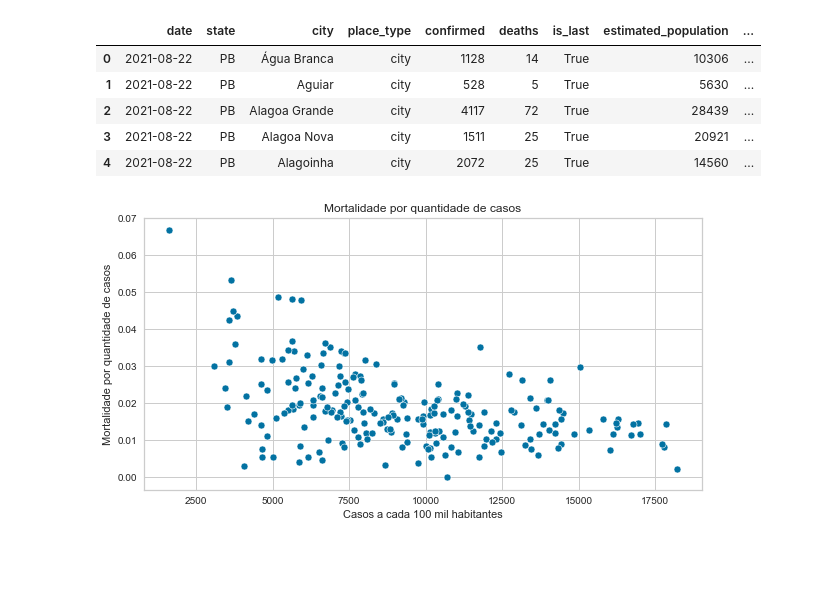
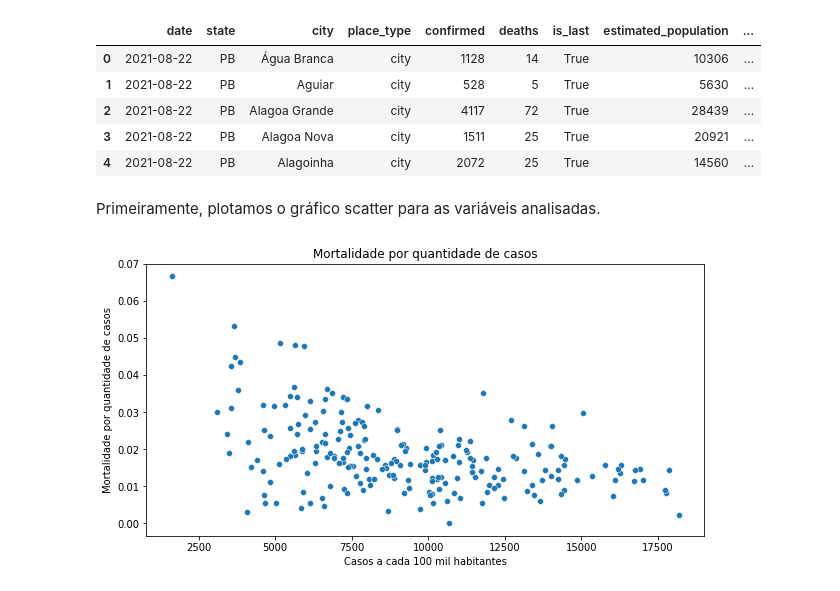
Before and after one commit to maxbarbosa/data-science-final-project, a Jupyter notebook: k_means.ipynb, the cells around one changed output. Drawn from its saved outputs; the diff is of its cells as text; code cells hidden in the pictures; blank space fills up the shorter version.

```diff
--- a/k_means.ipynb
+++ b/k_means.ipynb
@@ -17,11 +18,13 @@ casos_df.head(5)
 | 2 | 2021-08-22 | PB | Alagoa Grande | city | 4117 | 72 | True | 28439 | ... |
 | 3 | 2021-08-22 | PB | Alagoa Nova | city | 1511 | 25 | True | 20921 | ... |
 | 4 | 2021-08-22 | PB | Alagoinha | city | 2072 | 25 | True | 14560 | ... |
+# %% [markdown]
+Primeiramente, plotamos o gráfico scatter para as variáveis analisadas.
 # %%
-sct = sns.scatterplot(x = 'confirmed_per_100k_inhabitants', y = 'death_rate', data= casos_df, color= 'b')
+sct = sns.scatterplot(x = 'confirmed_per_100k_inhabitants', y = 'death_rate', data= casos_df)
 sct.set_xlabel('Casos a cada 100 mil habitantes')
 sct.set_ylabel('Mortalidade por quantidade de casos')
 sct.set_title('Mortalidade por quantidade de casos')
 sct.figure.set_size_inches(10, 5)
 # %% [output]
-[figure, old version]
+[figure, new version]
```
Also changed, not shown: parts of 28 cells of this notebook.
